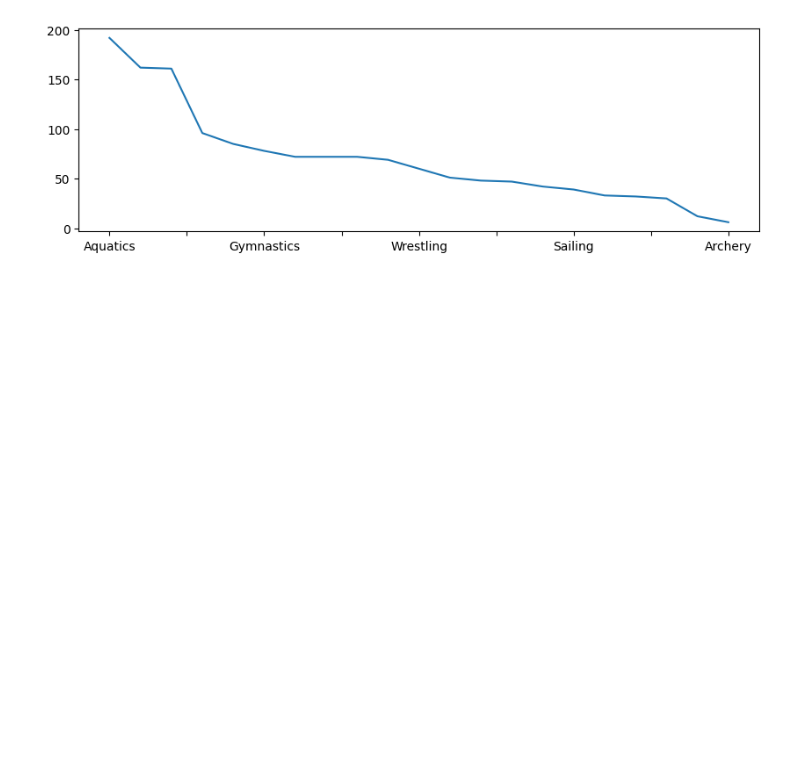
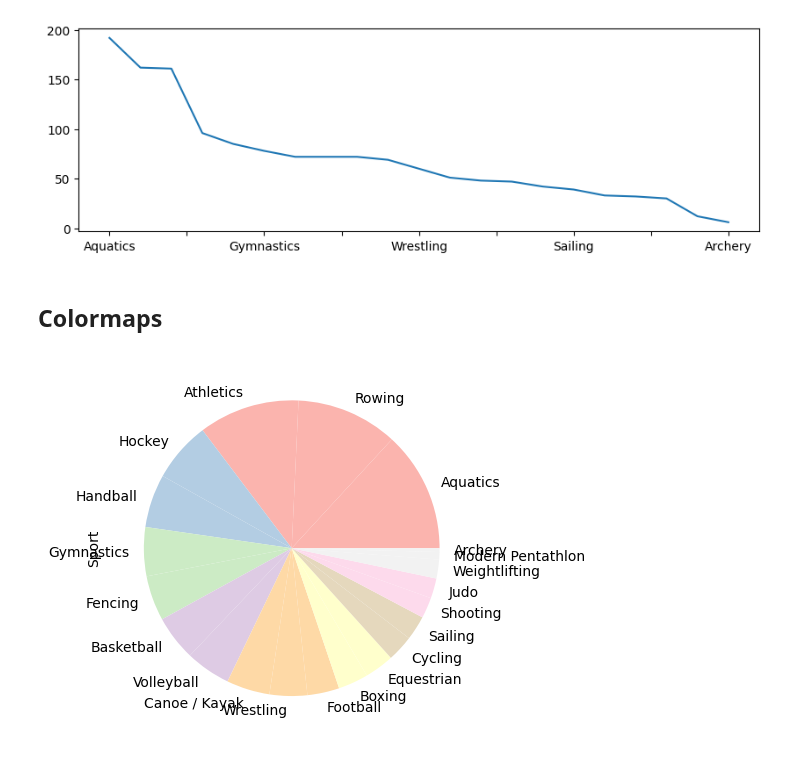
Before and after one commit to dbasdanis/python_practice, a Jupyter notebook: pandas/pandas_doc.ipynb, the cells around one changed output. Cells and saved outputs as stored; diff of their text form; code cells hidden in the pictures; blank space fills up the shorter version.

Commit message:
feat: add colormaps

```diff
--- a/pandas/pandas_doc.ipynb
+++ b/pandas/pandas_doc.ipynb
@@ -499,3 +499,9 @@ fo.Sport.value_counts().plot(kind='bar',color='maroon');
 fo.Sport.value_counts().plot(figsize=(10,3));
 # %% [output]
 [figure]
+# %% [markdown]
+## Colormaps
+# %%
+fo.Sport.value_counts().plot(kind='pie',colormap='Pastel1');
+# %% [output]
+[figure, added]
```
